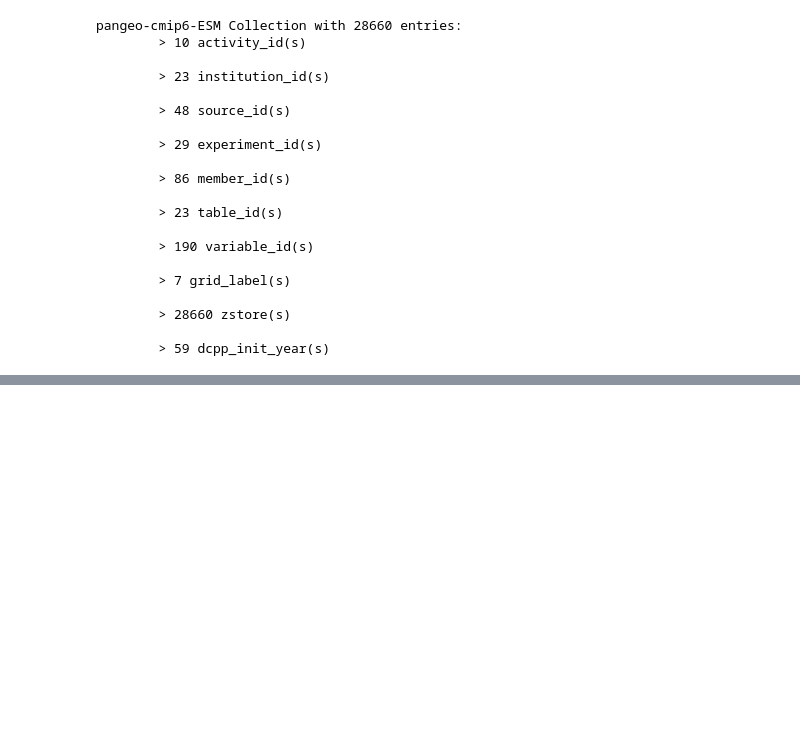
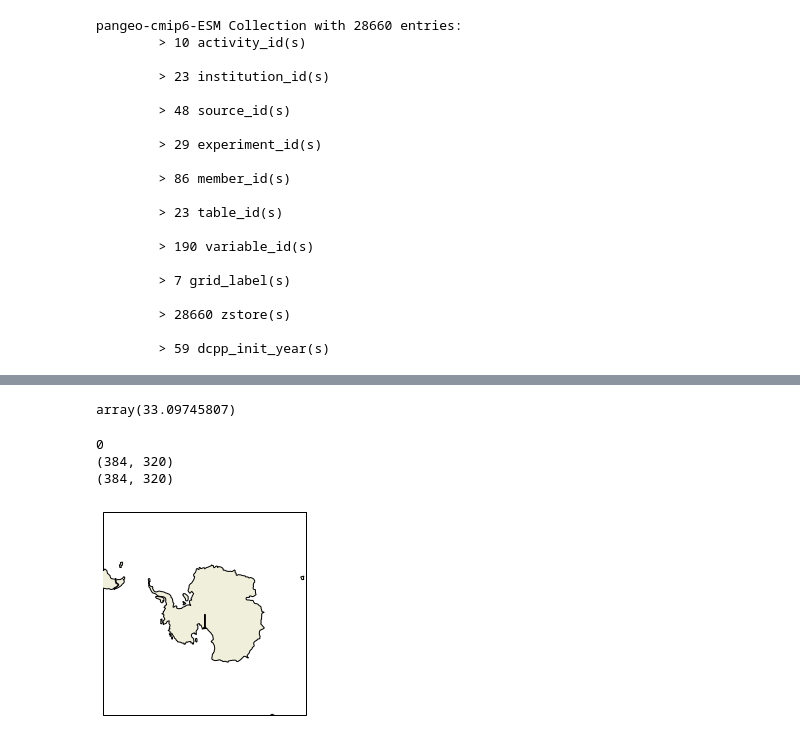
Before and after one commit to s-ragen/cmip6hack-so-project, a Jupyter notebook: notebooks/mld.ipynb, the cells around one changed output, grey strips where cells are left out. Saved outputs shown, nothing was run; the diff lists cells and outputs as text; code cells hidden in the pictures; blank space fills up the shorter version.

```diff
--- a/notebooks/mld.ipynb
+++ b/notebooks/mld.ipynb
@@ -89,0 +92,17 @@ Data variables:
+# %%
+# need to find index of depth or lev that is closest to 10m. If units are in centimeters, convert to meters
+
+if 'depth' in dset_dict[i]:
+    dset_dict[i].depth = xr.Dataset.rename({'depth':'lev'})
+    print(dset_dict[i])
+if dset_dict[i].lev.units == 'centimeters':
+    dset_dict[i].lev.values = dset_dict[i].lev.values/100
+    dset_dict[i].lev.attrs['units'] = 'm'
+    print(dset_dict[i].lev)
+
+# interpolate density data
+for i in dset_dict:
+    dsi = dset_dict[i].pdens.interp(lev=np.linspace(0,20,21))
+    surf_dens = dsi.sel(lev = 10)
+#     print(surf_dens)
+#     surf_dens.isel(time=0).plot();
@@ -89,0 +127,37 @@ Data variables:
+# %%
+for i in dset_dict:
+    dens_diff = dset_dict[i].pdens - surf_dens
+#     print(dens_diff.isel(time=0).min().values)
+    dens_diff = dens_diff.where(dens_diff > 0.03)
+#     print(dens_diff.shape)
+    min_dens_diff = dset_dict[i].lev.where(dens_diff.min(['lev']))
+    print(min_dens_diff.values)
+# %%
+dset_dict[i].pdens.isel(time=0).max().values
+# %% [output]
+array(33.09745807)
+# %%
+import cartopy.feature as cfeature
+import numpy.ma as ma
+fig = plt.figure(figsize=(8,4))
+for n,i in enumerate(dset_dict):
+    print(n)
+    ax = plt.subplot(1,2,n+1,projection=ccrs.SouthPolarStereo())
+    ax.add_feature(cfeature.LAND,zorder=100,edgecolor='k')
+    ax.set_extent([0.005, 360,  -90, -50], crs=ccrs.PlateCarree())
+
+
+    mydata = dset_dict[i].pdens.isel(time=0,lev=0).values[0,:,:]
+    print(mydata.shape)
+    mydata = ma.masked_where(dset_dict[i].lat.values>0.,mydata)
+    print(dset_dict[i].lat.values.shape)
+
+    ax.pcolormesh(dset_dict[i].lat, dset_dict[i].lon, mydata,transform =ccrs.PlateCarree())
+    #ax.coastlinesmydata()
+plt.tight_layout()
+plt.show(); plt.close()
+# %% [output]
+0
+(384, 320)
+(384, 320)
+[figure, added]
```
Also changed, not shown: parts of 6 cells of this notebook.
